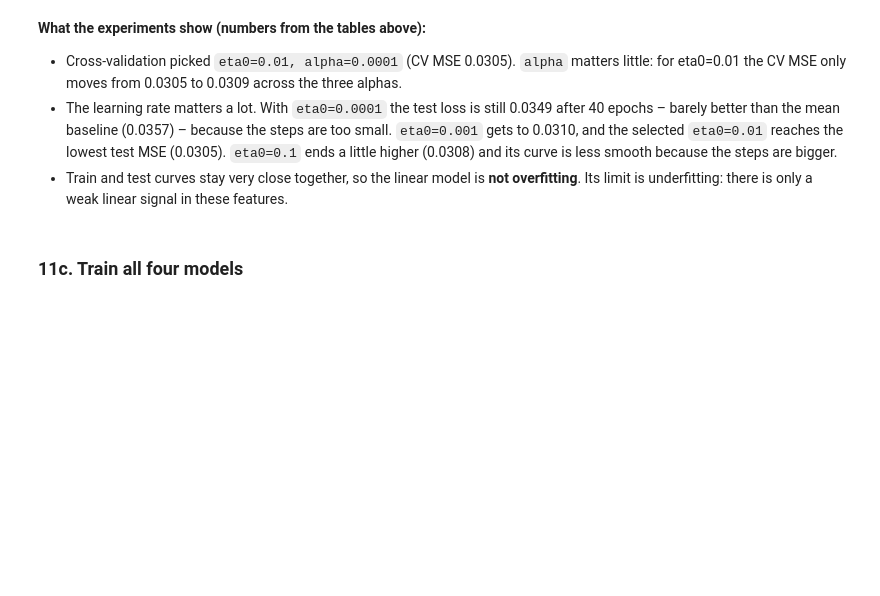
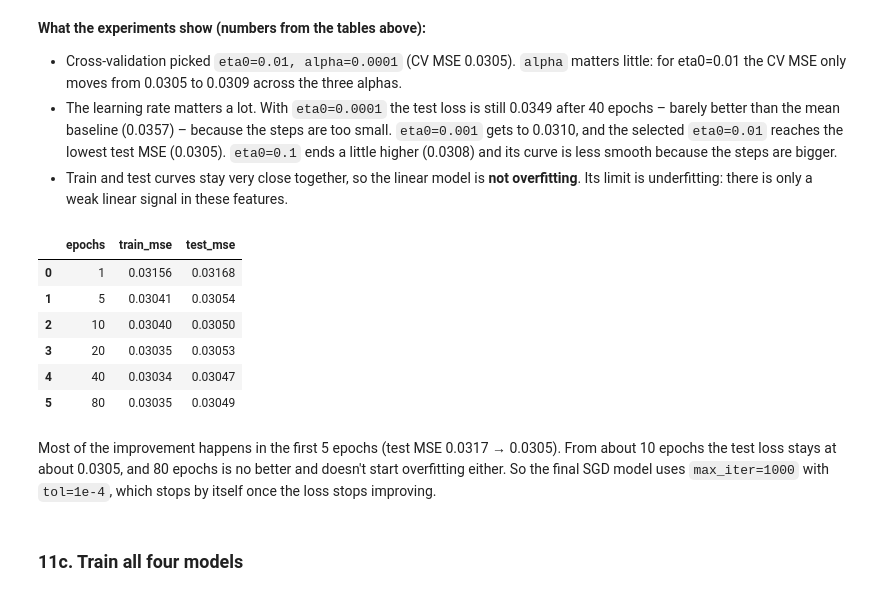
Before and after one commit to nellybutera/linear_regression_model, a Jupyter notebook: summative/linear_regression/multivariate.ipynb, the cells around one changed output. Drawn from its saved outputs; the diff is of its cells as text; code cells hidden in the pictures; blank space fills up the shorter version.

```diff
--- a/summative/linear_regression/multivariate.ipynb
+++ b/summative/linear_regression/multivariate.ipynb
@@ -505,6 +515,23 @@ pd.DataFrame(final_losses).round(5)
 - Cross-validation picked `eta0=0.01, alpha=0.0001` (CV MSE 0.0305). `alpha` matters little: for eta0=0.01 the CV MSE only moves from 0.0305 to 0.0309 across the three alphas.
 - The learning rate matters a lot. With `eta0=0.0001` the test loss is still 0.0349 after 40 epochs – barely better than the mean baseline (0.0357) – because the steps are too small. `eta0=0.001` gets to 0.0310, and the selected `eta0=0.01` reaches the lowest test MSE (0.0305). `eta0=0.1` ends a little higher (0.0308) and its curve is less smooth because the steps are bigger.
 - Train and test curves stay very close together, so the linear model is **not overfitting**. Its limit is underfitting: there is only a weak linear signal in these features.
+# %%
+# Number of epochs: train the selected settings for 80 epochs and read the loss at different stopping points
+train_curve, test_curve = sgd_loss_curve(best_sgd_params["eta0"], best_sgd_params["alpha"], epochs=80)
+epoch_table = pd.DataFrame({"epochs": [1, 5, 10, 20, 40, 80]})
+epoch_table["train_mse"] = [train_curve[e - 1] for e in epoch_table["epochs"]]
+epoch_table["test_mse"] = [test_curve[e - 1] for e in epoch_table["epochs"]]
+epoch_table.round(5)
+# %% [output]
+|  | epochs | train_mse | test_mse |
+| 0 | 1 | 0.03156 | 0.03168 |
+| 1 | 5 | 0.03041 | 0.03054 |
+| 2 | 10 | 0.03040 | 0.03050 |
+| 3 | 20 | 0.03035 | 0.03053 |
+| 4 | 40 | 0.03034 | 0.03047 |
+| 5 | 80 | 0.03035 | 0.03049 |
+# %% [markdown]
+Most of the improvement happens in the first 5 epochs (test MSE 0.0317 → 0.0305). From about 10 epochs the test loss stays at about 0.0305, and 80 epochs is no better and doesn't start overfitting either. So the final SGD model uses `max_iter=1000` with `tol=1e-4`, which stops by itself once the loss stops improving.
 # %% [markdown]
 ### 11c. Train all four models
 # %%
```
Also changed, not shown: parts of 14 cells of this notebook, 1 other file.
